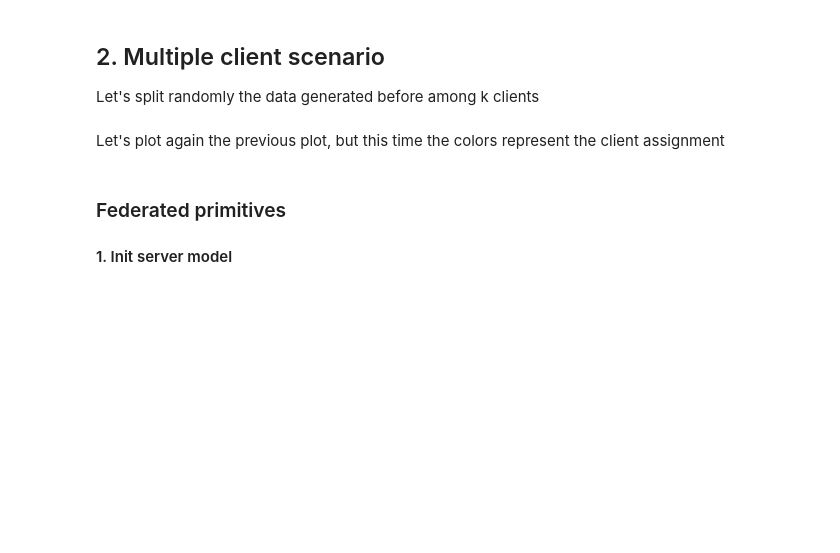
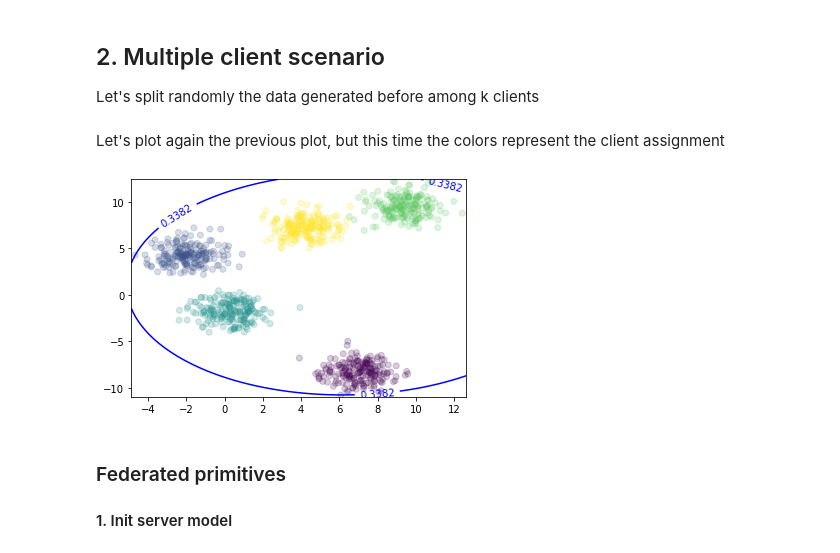
Before and after one commit to MaxFrax/FederatedLearningOutlierDetection, a Jupyter notebook: jupyter/FederatedSphereAttempt.ipynb, the cells around one changed output. Drawn from its saved outputs; the diff is of its cells as text; code cells hidden in the pictures; blank space fills up the shorter version.

```diff
--- a/jupyter/FederatedSphereAttempt.ipynb
+++ b/jupyter/FederatedSphereAttempt.ipynb
@@ -112,8 +170,9 @@ colors = [int(i/points_per_client) for i in range(len(X))]
 # %% [markdown]
 Let's plot again the previous plot, but this time the colors represent the client assignment
 # %%
-best_clf = clf.best_estimator_
-plot_contour(X, best_clf, colors)
+plot_contour(X, best_clf_single_client, colors)
+# %% [output]
+[figure, added]
 # %% [markdown]
 ### Federated primitives
 
```
Also changed, not shown: parts of 20 cells of this notebook.
